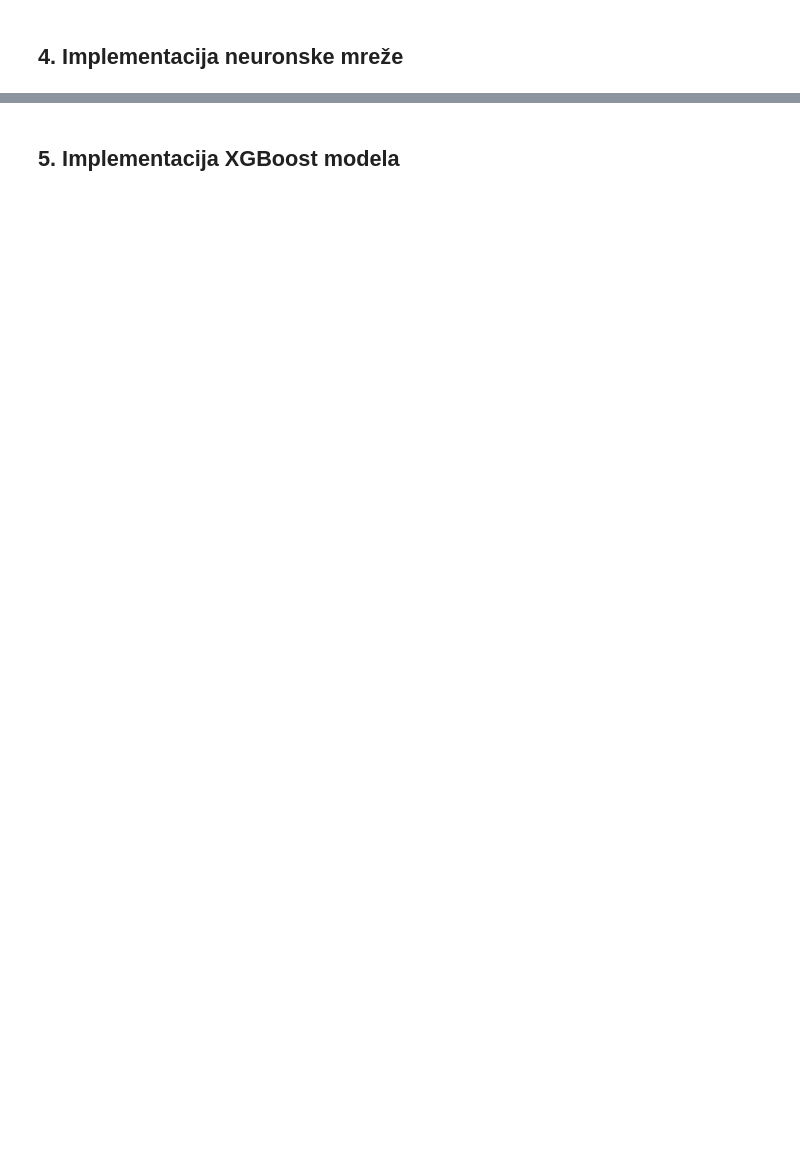
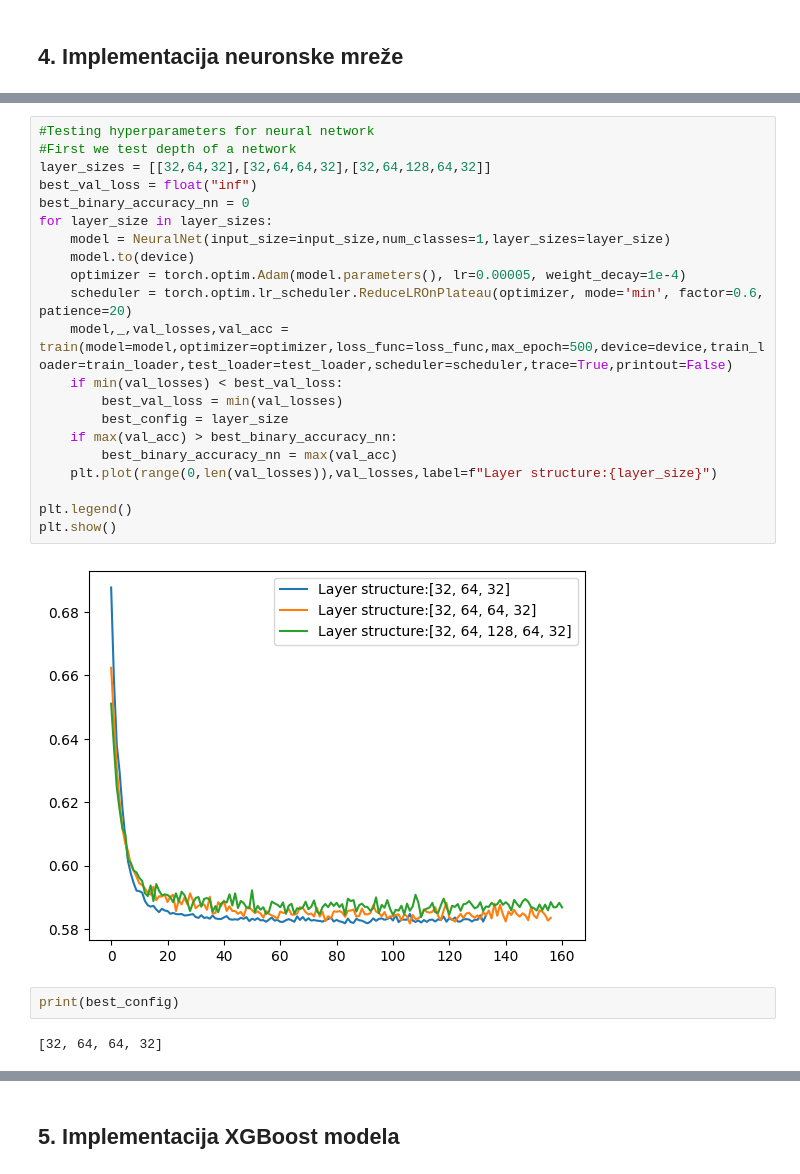
Before and after one commit to as547777/Neural-Networks-Football-Match-Prediction, a Jupyter notebook: Predviđanje ishoda nogometnih utakmica.ipynb, the cells around one changed output, grey strips where cells are left out. Drawn from its saved outputs; the diff is of its cells as text; blank space fills up the shorter version.

```diff
--- a/Predviđanje ishoda nogometnih utakmica.ipynb
+++ b/Predviđanje ishoda nogometnih utakmica.ipynb
@@ -1222,0 +1276,27 @@ plt.show()
+# %%
+#Testing hyperparameters for neural network
+#First we test depth of a network
+layer_sizes = [[32,64,32],[32,64,64,32],[32,64,128,64,32]]
+best_val_loss = float("inf")
+best_binary_accuracy_nn = 0
+for layer_size in layer_sizes:
+    model = NeuralNet(input_size=input_size,num_classes=1,layer_sizes=layer_size)
+    model.to(device)
+    optimizer = torch.optim.Adam(model.parameters(), lr=0.00005, weight_decay=1e-4)
+    scheduler = torch.optim.lr_scheduler.ReduceLROnPlateau(optimizer, mode='min', factor=0.6, patience=20)
+    model,_,val_losses,val_acc = train(model=model,optimizer=optimizer,loss_func=loss_func,max_epoch=500,device=device,train_loader=train_loader,test_loader=test_loader,scheduler=scheduler,trace=True,printout=False)
+    if min(val_losses) < best_val_loss:
+        best_val_loss = min(val_losses)
+        best_config = layer_size
+    if max(val_acc) > best_binary_accuracy_nn:
+        best_binary_accuracy_nn = max(val_acc)
+    plt.plot(range(0,len(val_losses)),val_losses,label=f"Layer structure:{layer_size}")
+
+plt.legend()
+plt.show()
+# %% [output]
+[figure, added]
+# %%
+print(best_config)
+# %% [output]
+[32, 64, 64, 32]
```
Also changed, not shown: parts of 28 cells of this notebook, 2 other files.
